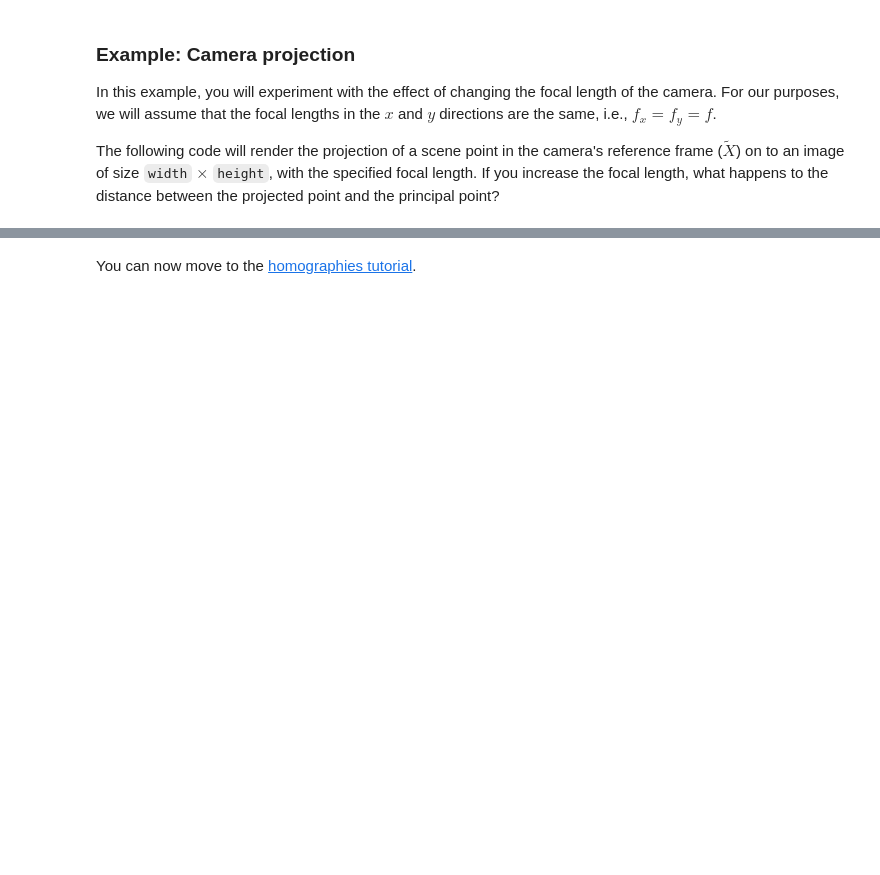
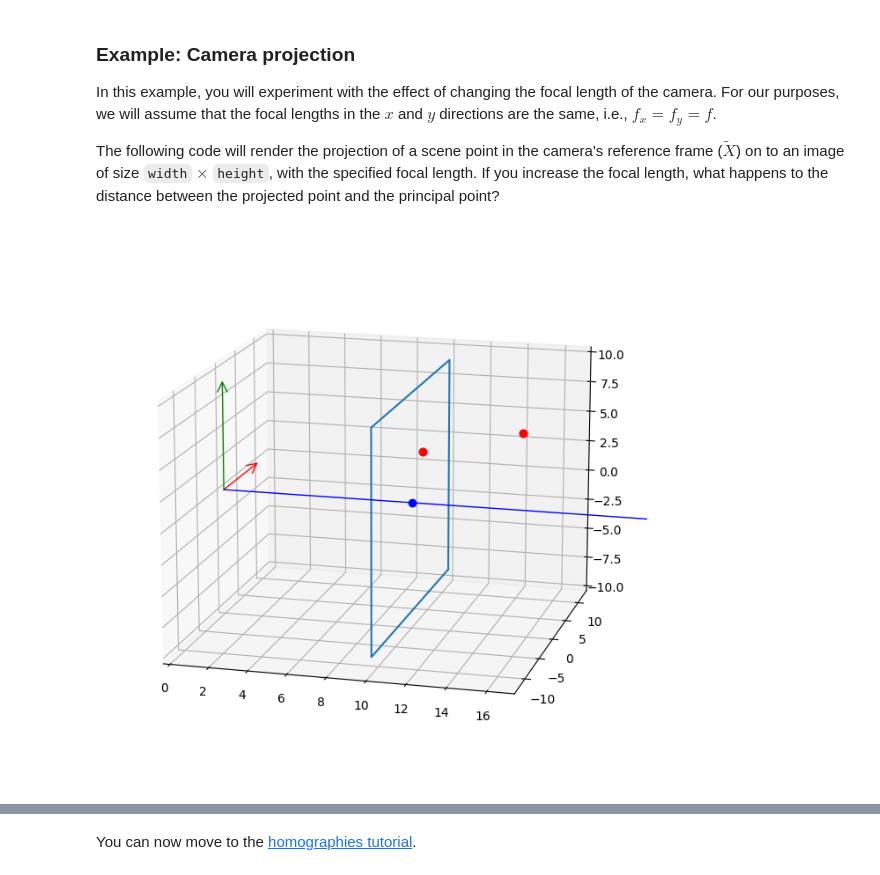
Before and after one commit to duckietown/duckietown-lx, a Jupyter notebook: visual-lane-servoing/notebooks/01-Pinhole-Camera/pinhole_camera_matrix.ipynb, the cells around one changed output, grey strips where cells are left out. Drawn from its saved outputs; the diff is of its cells as text; code cells hidden in the pictures; blank space fills up the shorter version.

```diff
--- a/visual-lane-servoing/notebooks/01-Pinhole-Camera/pinhole_camera_matrix.ipynb
+++ b/visual-lane-servoing/notebooks/01-Pinhole-Camera/pinhole_camera_matrix.ipynb
@@ -169,7 +169,10 @@ class CameraProjection:
 
         self._ax.plot3D(xtransform[0], xtransform[1], xtransform[2],'r.', markersize=12)
         self._ax.plot3D(Xtransform[0], Xtransform[1], Xtransform[2],'r.', markersize=12)
-        self._ax.plot3D([0, Xtransform[0]], [0,Xtransform[1]], [0,  Xtransform[2]],'k--')
+
+        #self._ax.plot3D([0, Xtransform[0]], [0,Xtransform[1]], [0,  Xtransform[2]],'k--')
+        self._ax.plot3D(Xtransform[0],Xtransform[1],  Xtransform[2],'k--')
+
         self._ax.plot3D(xtransform[0], xtransform[1], xtransform[2],'r.', markersize=12)
         self._ax.plot3D(Xtransform[0], Xtransform[1], Xtransform[2],'r.', markersize=12)
         plt.show()
@@ -182,12 +185,14 @@ The following code will render the projection of a scene point in the camera's r
 # %%
 width = 24                       # The width of the image
 height = 18                      # The height of the image
-f = 4                            # The focal length
+f = 10                            # The focal length
 Xtilde = np.array([[5, 5, 15]])  # The Cartesian coordinates of the scene point
 
 
 cam = CameraProjection(width, height, f)
 cam.drawProjection(Xtilde.transpose())
+# %% [output]
+[figure, added]
 # %% [markdown]
 In many cases, we are interested in the model that describes how points defined with respect to a reference frame differ from that of the camera (e.g., a fixed world coordinate system or the robot's body-fixed reference frame). As we saw previously, we can transform points between different reference frames based on the $3 \times 3$ rotation matrix $R$ and the three-element translation vector $\mathbf{t}$.
 
```
Also changed, not shown: 2 other files.
